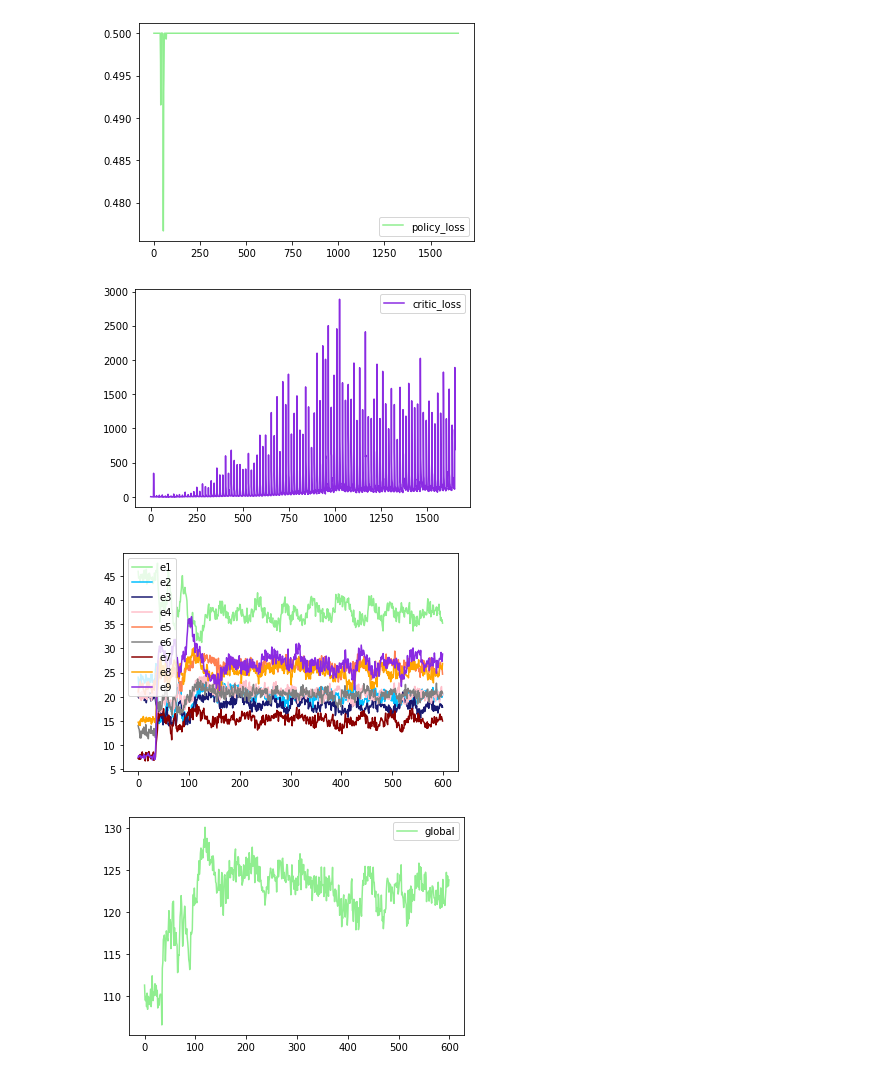
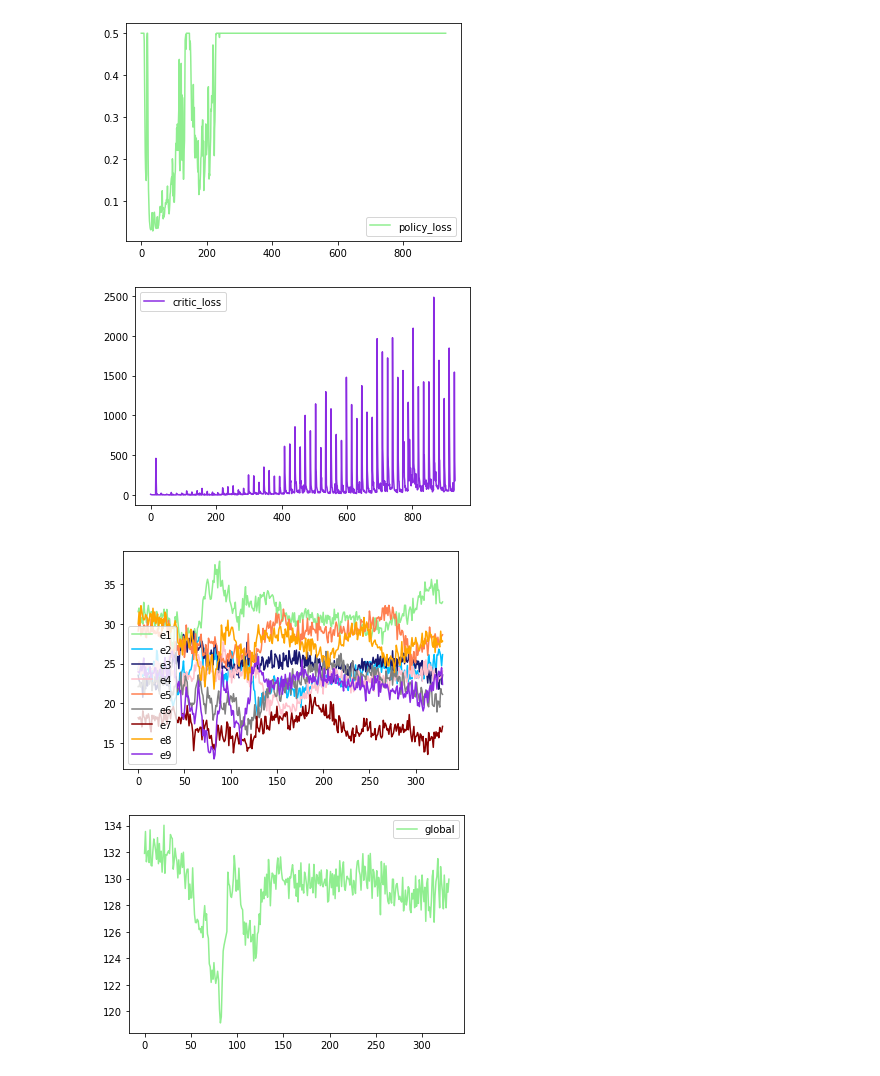
Before and after one commit to neardws/Game-Theoretic-Deep-Reinforcement-Learning, a Jupyter notebook: Draw/draw_results_for_ddpg.ipynb, the cells around one changed output. Cells and saved outputs as stored; diff of their text form; code cells hidden in the pictures.

```diff
--- a/Draw/draw_results_for_ddpg.ipynb
+++ b/Draw/draw_results_for_ddpg.ipynb
@@ -12,6 +12,8 @@ file_name = "/home/neardws/acme/9aabe8ce-f41f-11ec-8156-04d9f5632a58/"
 file_name = "/home/neardws/acme/1a4170e8-f53f-11ec-b1e4-04d9f5632a58/"
 
 file_name = "/home/neardws/acme/29a1d798-f540-11ec-8529-04d9f5632a58/"
+
+file_name = "/home/neardws/acme/b8b59e80-f548-11ec-be92-04d9f5632a58/"
 
 start_index = 0
 loss_file_name = file_name + "logs/learner/logs.csv"
@@ -80,34 +82,34 @@ plt.plot(epoch_index, e9_return[start_index:end_index], '-', color='blueviolet',
 plt.legend(loc="best")  # 图例
 plt.show()
 
 edge_return = returns[start_index:end_index, 9].tolist()
 plt.plot(epoch_index, edge_return, '-', color='lightgreen', label='global')
 plt.legend(loc="best")  # 图例
 plt.show()
 
 
 
 average_service_times = returns_df["average_service_times"].values
 plt.plot(epoch_index, average_service_times[start_index:end_index], '-', color='lightgreen', label='average_service_times')
 plt.legend(loc="best")  # 图例
 plt.show()
 
 average_vehicle_interferences = returns_df["average_vehicle_interferences"].values
 plt.plot(epoch_index, average_vehicle_interferences[start_index:end_index], '-', color='lightgreen', label='average_vehicle_interferences')
 plt.legend(loc="best")  # 图例
 plt.show()
 
 cumulative_reward = returns_df["cumulative_reward"].values
 plt.plot(epoch_index, cumulative_reward[start_index:end_index], '-', color='lightgreen', label='cumulative_reward')
 plt.legend(loc="best")  # 图例
 plt.show()
 
 service_ratio = returns_df["service_ratio"].values
 plt.plot(epoch_index, service_ratio[start_index:end_index], '-', color='lightgreen', label='service_ratio')
 plt.legend(loc="best")  # 图例
 plt.show()
 # %% [output]
-[figure, old version]
+[figure, new version]
-[figure, old version]
+[figure, new version]
-[figure, old version]
+[figure, new version]
-[figure, old version]
+[figure, new version]
```
Also changed, not shown: parts of 1 cell of this notebook, 2 other files.
